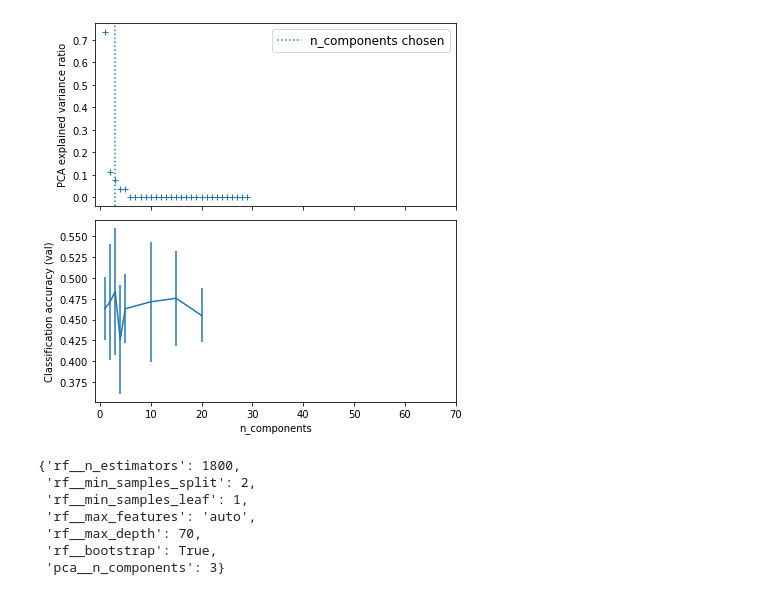
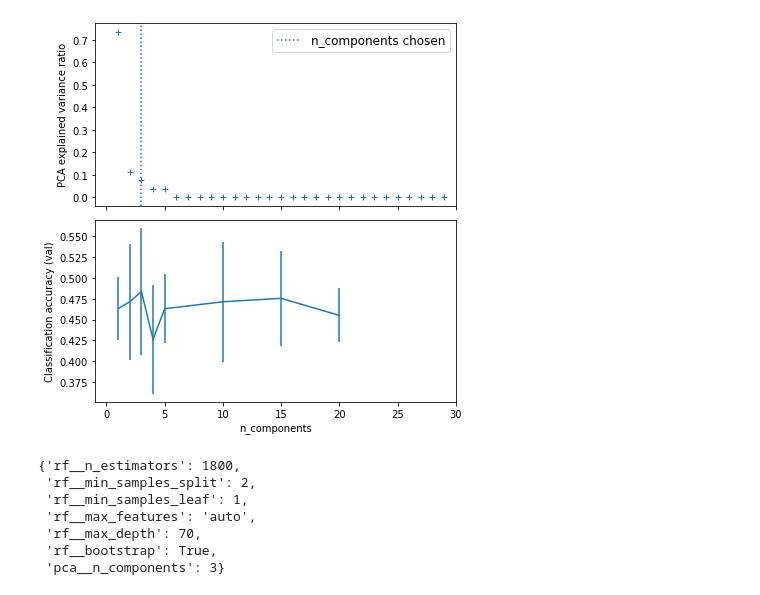
Before and after one commit to tonymauro/Neuromaker-BCI, a Jupyter notebook: Classifier_V2/forest_param_selection.ipynb, the cells around one changed output. Saved outputs shown, nothing was run; the diff lists cells and outputs as text; code cells hidden in the pictures.

Commit message:
Update graph x limit

```diff
--- a/Classifier_V2/forest_param_selection.ipynb
+++ b/Classifier_V2/forest_param_selection.ipynb
@@ -259,35 +259,35 @@ pca.fit(dataExtracted)
 fig, (ax0, ax1) = plt.subplots(nrows=2, sharex=True, figsize=(6, 6))
 ax0.plot(
     np.arange(1, pca.n_components_ + 1), pca.explained_variance_ratio_, "+", linewidth=2
 )
 ax0.set_ylabel("PCA explained variance ratio")
 
 ax0.axvline(
     search.best_estimator_.named_steps["pca"].n_components,
     linestyle=":",
     label="n_components chosen",
 )
 ax0.legend(prop=dict(size=12))
 
 # For each number of components, find the best classifier results
 results = pd.DataFrame(search.cv_results_)
 components_col = "param_pca__n_components"
 best_clfs = results.groupby(components_col).apply(
     lambda g: g.nlargest(1, "mean_test_score")
 )
 
 best_clfs.plot(
     x=components_col, y="mean_test_score", yerr="std_test_score", legend=False, ax=ax1
 )
 ax1.set_ylabel("Classification accuracy (val)")
 ax1.set_xlabel("n_components")
 
-plt.xlim(-1, 70)
+plt.xlim(-1, 30)
 
 plt.tight_layout()
 plt.show()
 # %% [output]
-[figure, old version]
+[figure, new version]
 # %%
 search.best_params_
 # %% [output]
```
